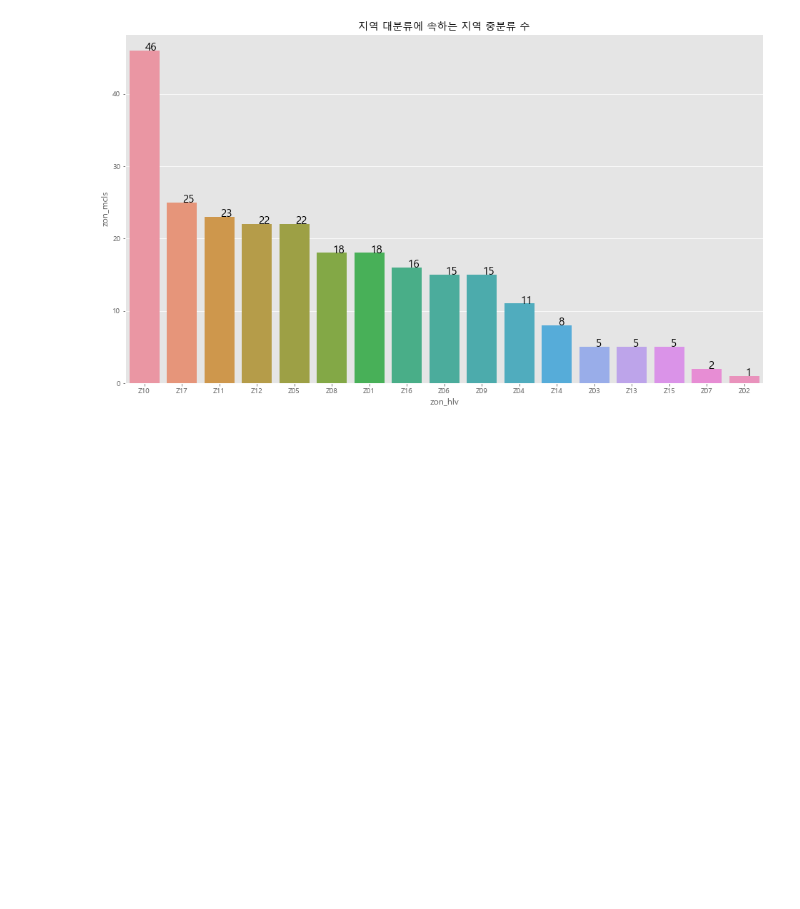
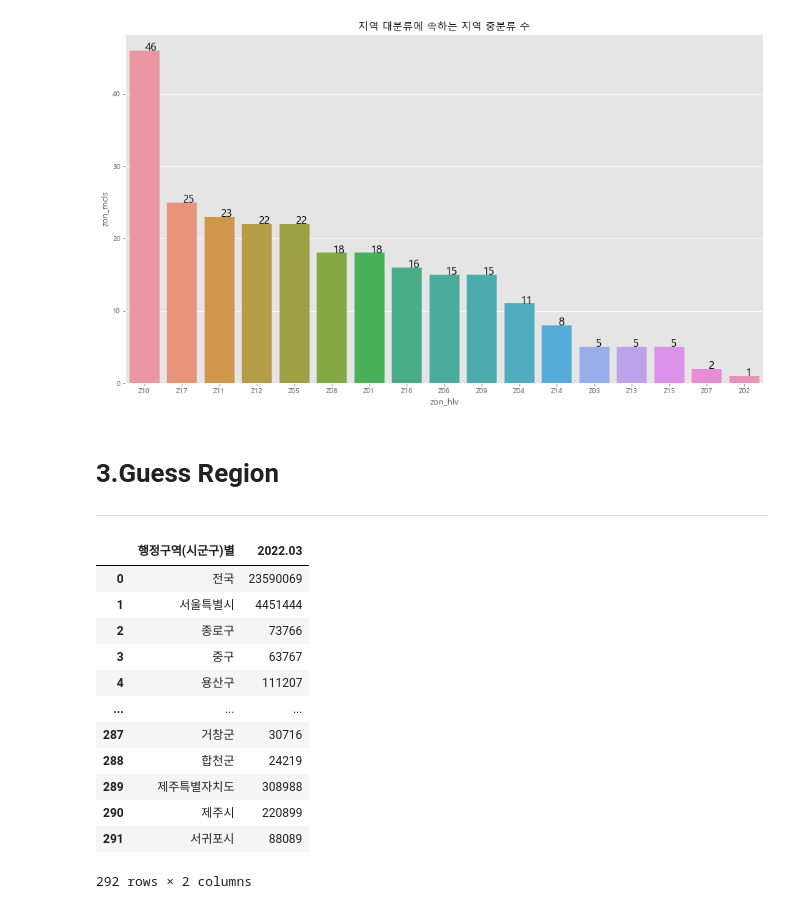
Before and after one commit to osy5882/Lpoint_competition, a Jupyter notebook: EDA/3_store.ipynb, the cells around one changed output. Saved outputs shown, nothing was run; the diff lists cells and outputs as text; code cells hidden in the pictures; blank space fills up the shorter version.

```diff
--- a/EDA/3_store.ipynb
+++ b/EDA/3_store.ipynb
@@ -109,3 +109,23 @@ plt.title("지역 대분류에 속하는 지역 중분류 수")
 plt.show()
 # %% [output]
 [figure]
+# %% [markdown]
+# 3.Guess Region
+---
+# %%
+df_pop = pd.read_csv("../LPOINT_BIG_COMP/행정구역_시군구_별_주민등록세대수_20220706160558.csv", encoding="cp949")
+df_pop
+# %% [output]
+|  | 행정구역(시군구)별 | 2022.03 |
+| 0 | 전국 | 23590069 |
+| 1 | 서울특별시 | 4451444 |
+| 2 | 종로구 | 73766 |
+| 3 | 중구 | 63767 |
+| 4 | 용산구 | 111207 |
+| ... | ... | ... |
+| 287 | 거창군 | 30716 |
+| 288 | 합천군 | 24219 |
+| 289 | 제주특별자치도 | 308988 |
+| 290 | 제주시 | 220899 |
+| 291 | 서귀포시 | 88089 |
+292 rows × 2 columns
```
Also changed, not shown: parts of 4 cells of this notebook.
